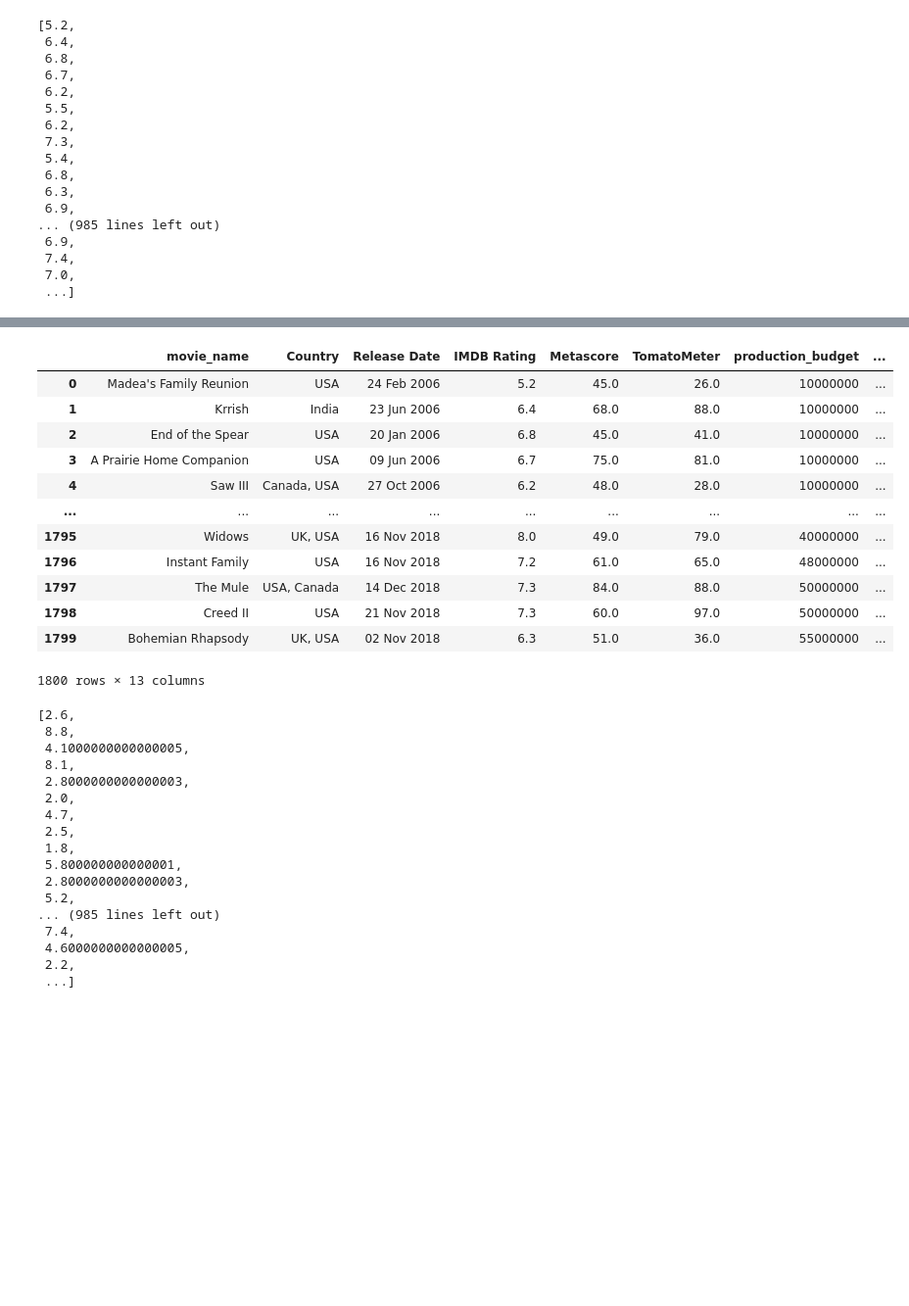
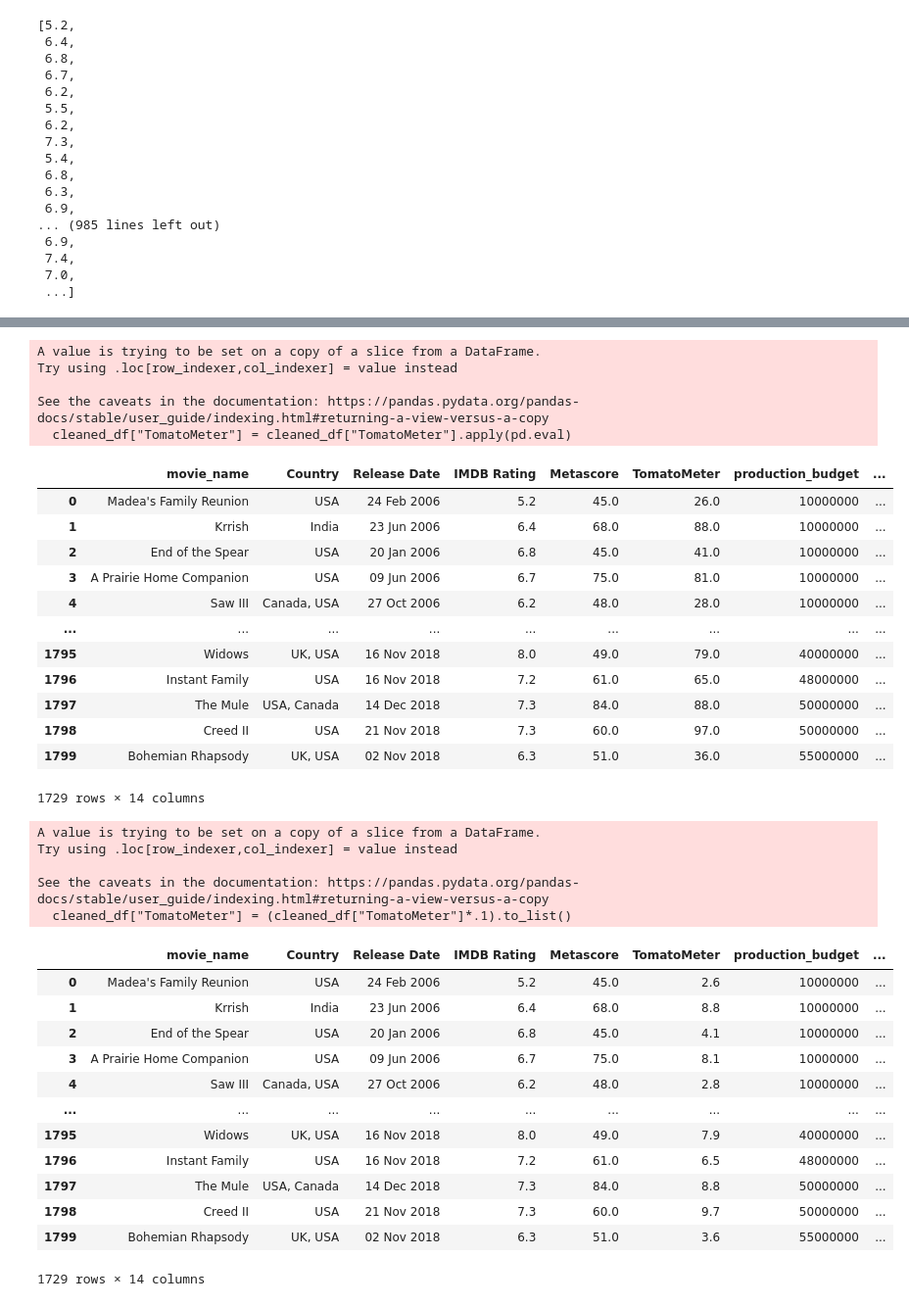
Before and after one commit to cspence001/Boxoffice_Project, a Jupyter notebook: analysis_critic_ratings.ipynb, the cells around one changed output, grey strips where cells are left out. Shown at 98% size. Saved outputs shown, nothing was run; the diff lists cells and outputs as text; code cells hidden in the pictures; blank space fills up the shorter version.

```diff
--- a/analysis_critic_ratings.ipynb
+++ b/analysis_critic_ratings.ipynb
@@ -91,3 +92,7 @@ imdb_rating
 # %%
 #metascore ratings to list
 #metascore = combined_df["Metascore"].to_list()
+# %%
+#metascore to df
+cleaned_df["MetaScore"] = (cleaned_df["Metascore"]*.1).round(1)
+cleaned_df
@@ -116,4 +124,4 @@ metascore
 # %%
-combined_df["TomatoMeter"] = combined_df["TomatoMeter"].replace('%','',regex=True)
-combined_df
+cleaned_df["TomatoMeter"] = cleaned_df["TomatoMeter"].replace('%','',regex=True)
+cleaned_df
 # %% [output]
@@ -133,7 +146,12 @@ combined_df
 # %%
-combined_df["TomatoMeter"] = combined_df["TomatoMeter"].apply(pd.eval)
-combined_df
+cleaned_df["TomatoMeter"] = cleaned_df["TomatoMeter"].apply(pd.eval)
+cleaned_df
 # %% [output]
+A value is trying to be set on a copy of a slice from a DataFrame.
+Try using .loc[row_indexer,col_indexer] = value instead
+
+See the caveats in the documentation: https://pandas.pydata.org/pandas-docs/stable/user_guide/indexing.html#returning-a-view-versus-a-copy
+  cleaned_df["TomatoMeter"] = cleaned_df["TomatoMeter"].apply(pd.eval)
 |  | movie_name | Country | Release Date | IMDB Rating | Metascore | TomatoMeter | production_budget | ... |
 | 0 | Madea's Family Reunion | USA | 24 Feb 2006 | 5.2 | 45.0 | 26.0 | 10000000 | ... |
 | 1 | Krrish | India | 23 Jun 2006 | 6.4 | 68.0 | 88.0 | 10000000 | ... |
@@ -146,25 +164,26 @@ combined_df
 | 1797 | The Mule | USA, Canada | 14 Dec 2018 | 7.3 | 84.0 | 88.0 | 50000000 | ... |
 | 1798 | Creed II | USA | 21 Nov 2018 | 7.3 | 60.0 | 97.0 | 50000000 | ... |
 | 1799 | Bohemian Rhapsody | UK, USA | 02 Nov 2018 | 6.3 | 51.0 | 36.0 | 55000000 | ... |
-1800 rows × 13 columns
+1729 rows × 14 columns
 # %%
-t_list = (combined_df["TomatoMeter"]*.1).to_list()
-t_list
+cleaned_df["TomatoMeter"] = (cleaned_df["TomatoMeter"]*.1).to_list()
+cleaned_df
 # %% [output]
-[2.6,
- 8.8,
- 4.1000000000000005,
- 8.1,
- 2.8000000000000003,
- 2.0,
- 4.7,
- 2.5,
- 1.8,
- 5.800000000000001,
- 2.8000000000000003,
- 5.2,
-... (985 lines left out)
- 7.4,
- 4.6000000000000005,
- 2.2,
- ...]
+A value is trying to be set on a copy of a slice from a DataFrame.
+Try using .loc[row_indexer,col_indexer] = value instead
+
+See the caveats in the documentation: https://pandas.pydata.org/pandas-docs/stable/user_guide/indexing.html#returning-a-view-versus-a-copy
+  cleaned_df["TomatoMeter"] = (cleaned_df["TomatoMeter"]*.1).to_list()
+|  | movie_name | Country | Release Date | IMDB Rating | Metascore | TomatoMeter | production_budget | ... |
+| 0 | Madea's Family Reunion | USA | 24 Feb 2006 | 5.2 | 45.0 | 2.6 | 10000000 | ... |
+| 1 | Krrish | India | 23 Jun 2006 | 6.4 | 68.0 | 8.8 | 10000000 | ... |
+| 2 | End of the Spear | USA | 20 Jan 2006 | 6.8 | 45.0 | 4.1 | 10000000 | ... |
+| 3 | A Prairie Home Companion | USA | 09 Jun 2006 | 6.7 | 75.0 | 8.1 | 10000000 | ... |
+| 4 | Saw III | Canada, USA | 27 Oct 2006 | 6.2 | 48.0 | 2.8 | 10000000 | ... |
+| ... | ... | ... | ... | ... | ... | ... | ... | ... |
+| 1795 | Widows | UK, USA | 16 Nov 2018 | 8.0 | 49.0 | 7.9 | 40000000 | ... |
+| 1796 | Instant Family | USA | 16 Nov 2018 | 7.2 | 61.0 | 6.5 | 48000000 | ... |
+| 1797 | The Mule | USA, Canada | 14 Dec 2018 | 7.3 | 84.0 | 8.8 | 50000000 | ... |
+| 1798 | Creed II | USA | 21 Nov 2018 | 7.3 | 60.0 | 9.7 | 50000000 | ... |
+| 1799 | Bohemian Rhapsody | UK, USA | 02 Nov 2018 | 6.3 | 51.0 | 3.6 | 55000000 | ... |
+1729 rows × 14 columns
```
Also changed, not shown: parts of 16 cells of this notebook, 3 other files.
